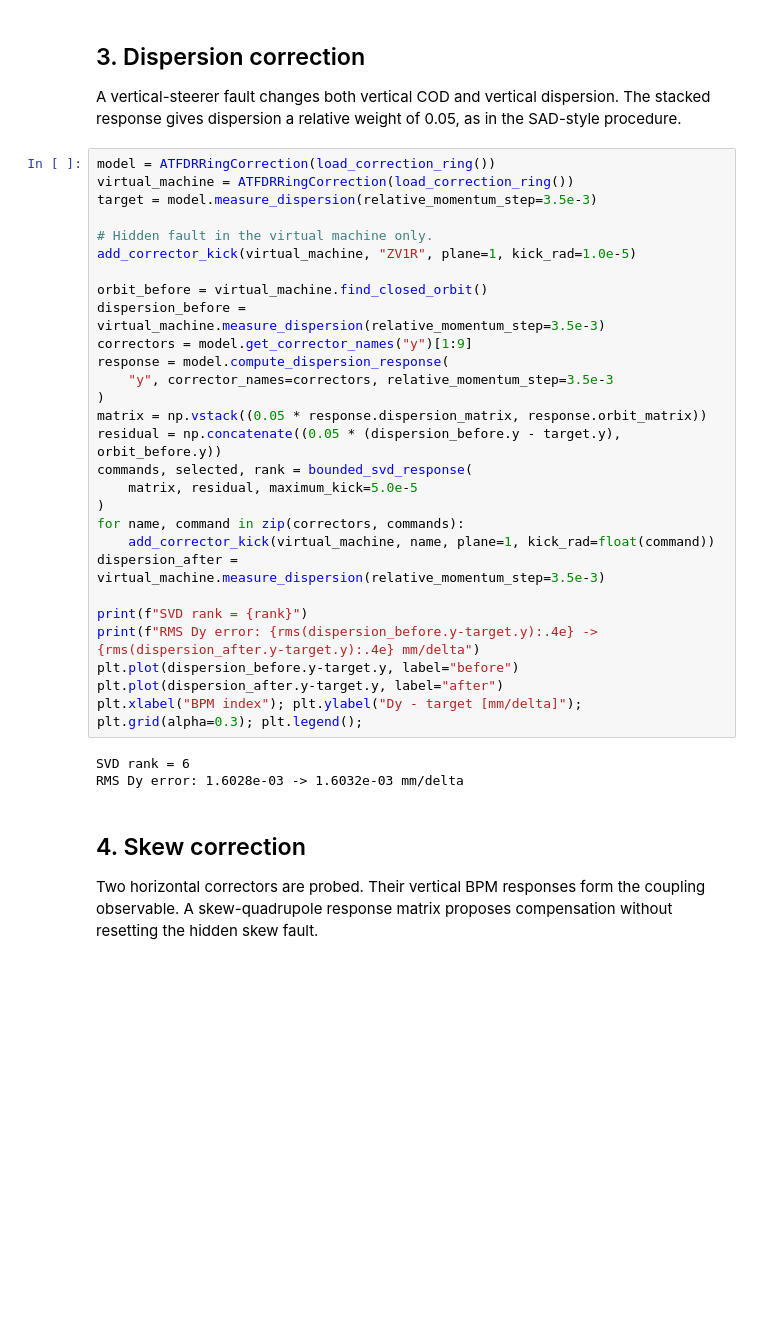
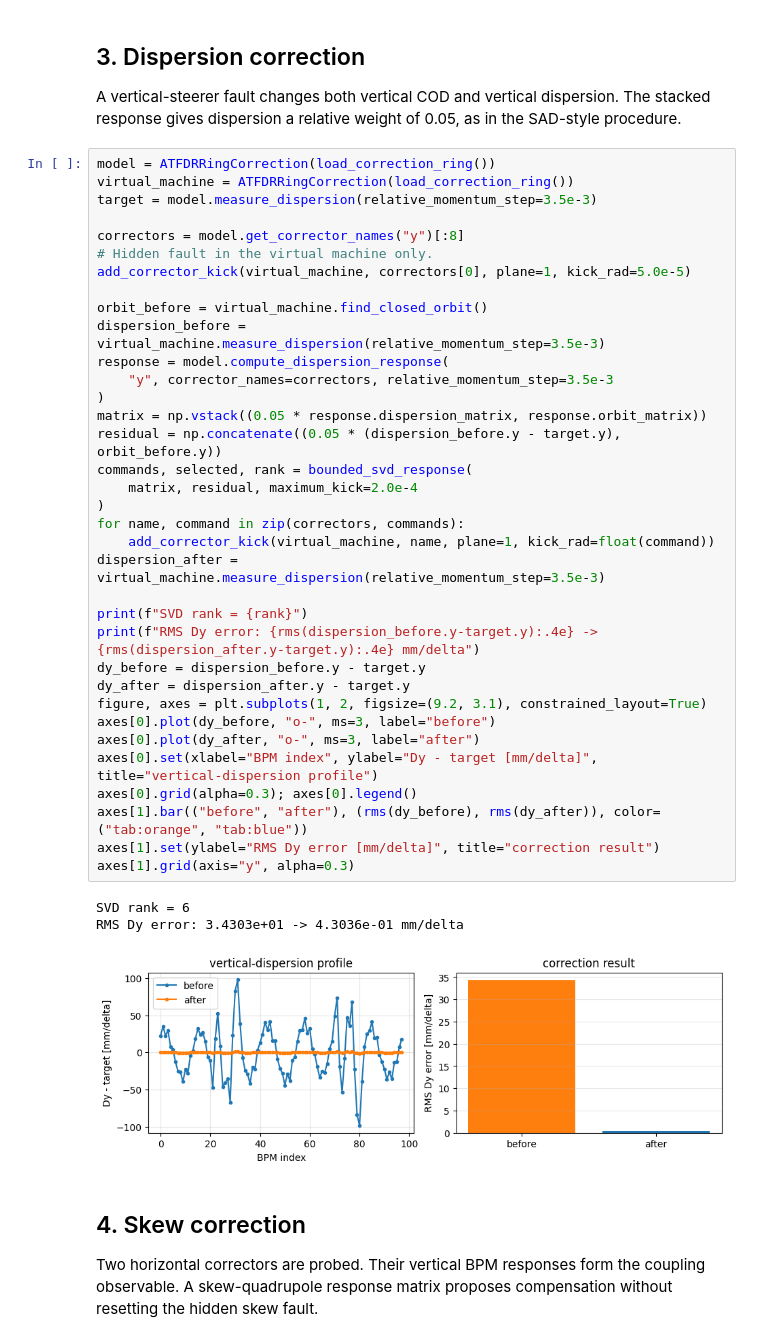
Before and after one commit to Motoki-Sato-hub/flight-simulator, a Jupyter notebook: Jupyter Notebooks/ATF2/DR_RFTrack_Correction_Validation.ipynb, the cells around one changed output. Drawn from its saved outputs; the diff is of its cells as text; blank space fills up the shorter version.

```diff
--- a/Jupyter Notebooks/ATF2/DR_RFTrack_Correction_Validation.ipynb
+++ b/Jupyter Notebooks/ATF2/DR_RFTrack_Correction_Validation.ipynb
@@ -148,34 +164,42 @@ The stacked response gives dispersion a relative weight of 0.05, as in the SAD-s
 # %%
 model = ATFDRRingCorrection(load_correction_ring())
 virtual_machine = ATFDRRingCorrection(load_correction_ring())
 target = model.measure_dispersion(relative_momentum_step=3.5e-3)
 
+correctors = model.get_corrector_names("y")[:8]
 # Hidden fault in the virtual machine only.
-add_corrector_kick(virtual_machine, "ZV1R", plane=1, kick_rad=1.0e-5)
+add_corrector_kick(virtual_machine, correctors[0], plane=1, kick_rad=5.0e-5)
 
 orbit_before = virtual_machine.find_closed_orbit()
 dispersion_before = virtual_machine.measure_dispersion(relative_momentum_step=3.5e-3)
-correctors = model.get_corrector_names("y")[1:9]
 response = model.compute_dispersion_response(
     "y", corrector_names=correctors, relative_momentum_step=3.5e-3
 )
 matrix = np.vstack((0.05 * response.dispersion_matrix, response.orbit_matrix))
 residual = np.concatenate((0.05 * (dispersion_before.y - target.y), orbit_before.y))
 commands, selected, rank = bounded_svd_response(
-    matrix, residual, maximum_kick=5.0e-5
+    matrix, residual, maximum_kick=2.0e-4
 )
 for name, command in zip(correctors, commands):
     add_corrector_kick(virtual_machine, name, plane=1, kick_rad=float(command))
 dispersion_after = virtual_machine.measure_dispersion(relative_momentum_step=3.5e-3)
 
 print(f"SVD rank = {rank}")
 print(f"RMS Dy error: {rms(dispersion_before.y-target.y):.4e} -> {rms(dispersion_after.y-target.y):.4e} mm/delta")
-plt.plot(dispersion_before.y-target.y, label="before")
-plt.plot(dispersion_after.y-target.y, label="after")
-plt.xlabel("BPM index"); plt.ylabel("Dy - target [mm/delta]"); plt.grid(alpha=0.3); plt.legend();
+dy_before = dispersion_before.y - target.y
+dy_after = dispersion_after.y - target.y
+figure, axes = plt.subplots(1, 2, figsize=(9.2, 3.1), constrained_layout=True)
+axes[0].plot(dy_before, "o-", ms=3, label="before")
+axes[0].plot(dy_after, "o-", ms=3, label="after")
+axes[0].set(xlabel="BPM index", ylabel="Dy - target [mm/delta]", title="vertical-dispersion profile")
+axes[0].grid(alpha=0.3); axes[0].legend()
+axes[1].bar(("before", "after"), (rms(dy_before), rms(dy_after)), color=("tab:orange", "tab:blue"))
+axes[1].set(ylabel="RMS Dy error [mm/delta]", title="correction result")
+axes[1].grid(axis="y", alpha=0.3)
 # %% [output]
 SVD rank = 6
-RMS Dy error: 1.6028e-03 -> 1.6032e-03 mm/delta
+RMS Dy error: 3.4303e+01 -> 4.3036e-01 mm/delta
+[figure, added]
 # %% [markdown]
 ## 4. Skew correction
 
```
Also changed, not shown: parts of 17 cells of this notebook, 31 other files.
